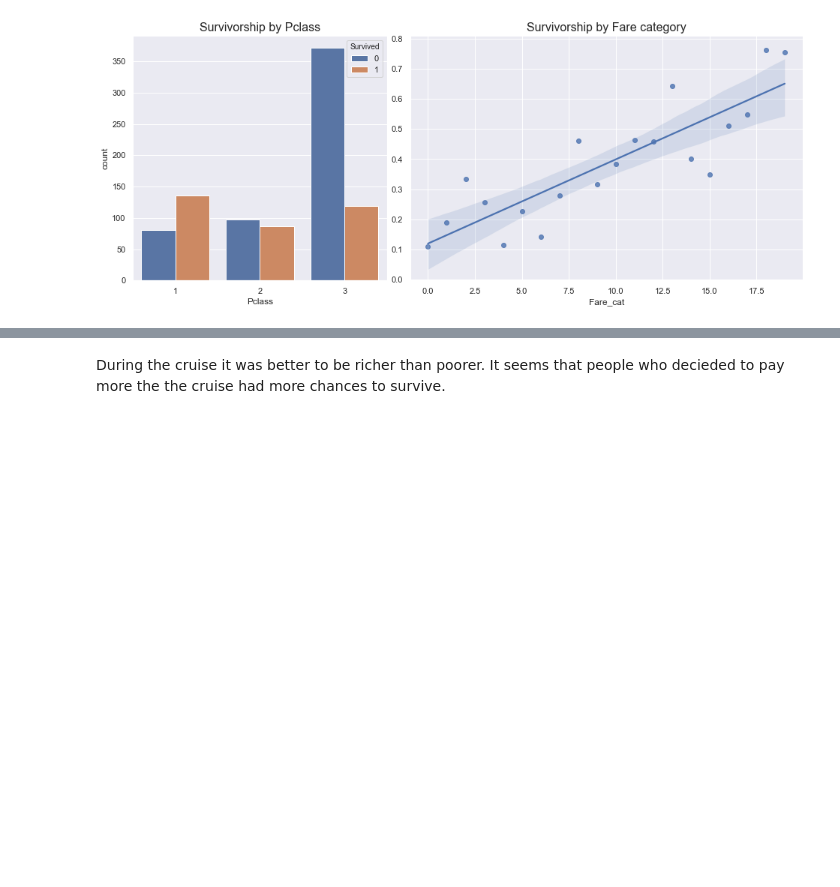
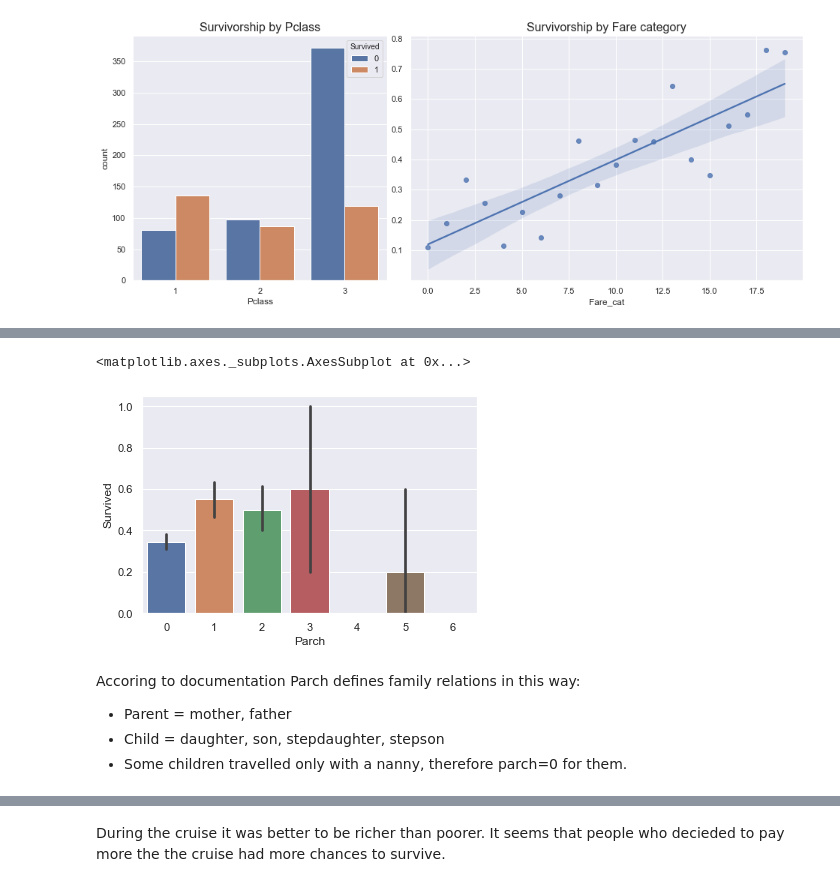
Before and after one commit to Bounty1993/ML-scripts, a Jupyter notebook: titanic.ipynb, the cells around one changed output, grey strips where cells are left out. Drawn from its saved outputs; the diff is of its cells as text; code cells hidden in the pictures; blank space fills up the shorter version.

```diff
--- a/titanic.ipynb
+++ b/titanic.ipynb
@@ -113,0 +120,10 @@ ax2.set_title('Survivorship by Fare category', fontsize=16);
+# %%
+sns.barplot(x='Parch', y='Survived', data=train_df)
+# %% [output]
+<matplotlib.axes._subplots.AxesSubplot at 0x...>
+[figure, added]
+# %% [markdown]
+Accoring to documentation Parch defines family relations in this way:
+* Parent = mother, father
+* Child = daughter, son, stepdaughter, stepson
+* Some children travelled only with a nanny, therefore parch=0 for them.
```
Also changed, not shown: parts of 8 cells of this notebook.
